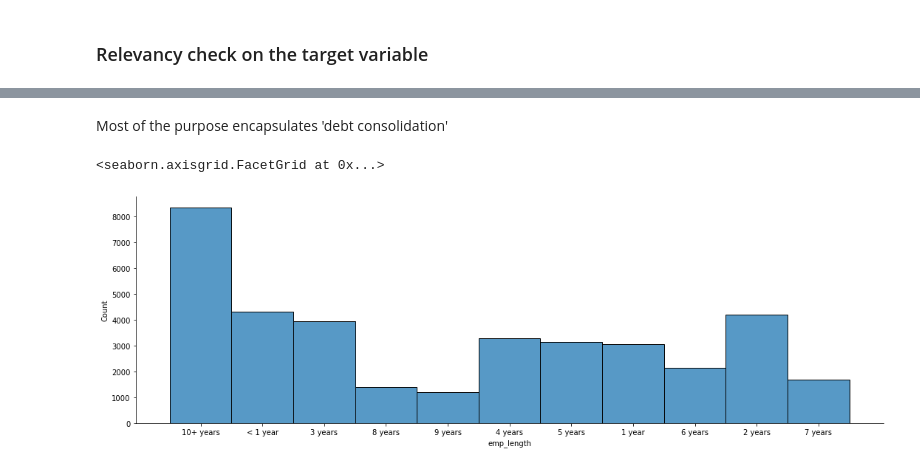
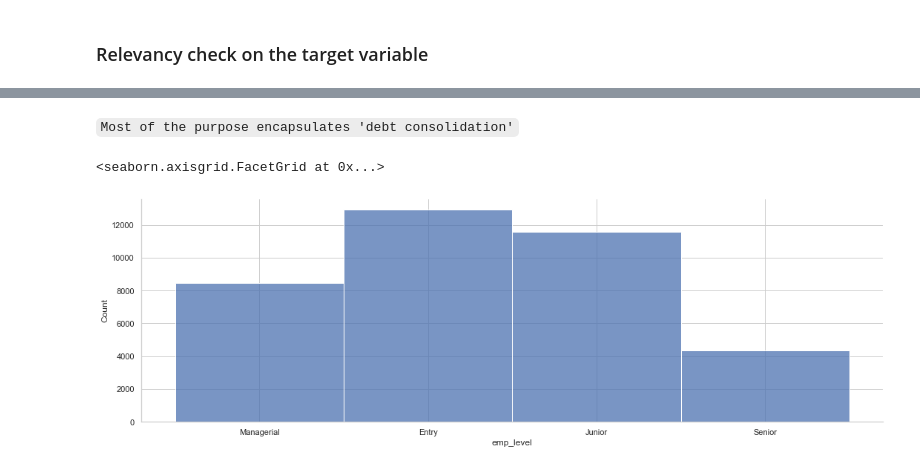
Before and after one commit to abhinavforanalytics/lending_club_case_study, a Jupyter notebook: LendingClub.ipynb, the cells around one changed output, grey strips where cells are left out. Saved outputs shown, nothing was run; the diff lists cells and outputs as text; code cells hidden in the pictures.

```diff
--- a/LendingClub.ipynb
+++ b/LendingClub.ipynb
@@ -174,0 +237,2 @@ memory usage: 14.7+ MB
+# %%
+loan.drop('total_rec_late_fee',axis=1,inplace=True)
@@ -175,3 +246,5 @@ memory usage: 14.7+ MB
+# %%
+loan.drop('installment',axis=1,inplace=True)
 # %%
 loan.select_dtypes(include=['int64','float64'])
 # %% [output]
@@ -288,2 +298,14 @@ memory usage: 12.6+ MB
 # %%
 loan['issue_yr'] = loan['issue_yr'].apply(str)
+# %%
+def emp_length_facet(i):
+        if i == '10+ years':
+            return 'Managerial'
+        elif i in ['9 years','8 years','7 years'] :
+            return 'Senior'
+        elif i in ['4 years' , '3 years' ,'2 years' , '1 years']:
+            return 'Junior'
+        else:
+            return 'Entry'
+
+loan['emp_level'] = loan['emp_length'].apply(emp_length_facet)
@@ -290,3 +324,12 @@ loan['issue_yr'] = loan['issue_yr'].apply(str)
+# %%
+def dti_range(x):
+    if x <= 8.00: ##Congruent with 25th Percentile
+        return 'low'
+    elif (x >8.00 and x <= 15.00): ## 25th to 75th percentile
+        return 'medium'
+    else:
+        return 'high'
+loan['dti_level'] = loan['dti'].apply(dti_range)
 # %% [markdown]
 ### Relevancy check on the target variable
 # %% [markdown]
@@ -306,7 +371,7 @@ sns.displot(x=loan['purpose'],aspect=5)
 # %% [markdown]
-Most of the purpose encapsulates 'debt consolidation'
+`Most of the purpose encapsulates 'debt consolidation'`
 # %%
-sns.displot(loan['emp_length'],aspect=3)
+sns.displot(loan['emp_level'],aspect=3)
 # %% [output]
 <seaborn.axisgrid.FacetGrid at 0x...>
-[figure, old version]
+[figure, new version]
```
Also changed, not shown: parts of 78 cells of this notebook.
